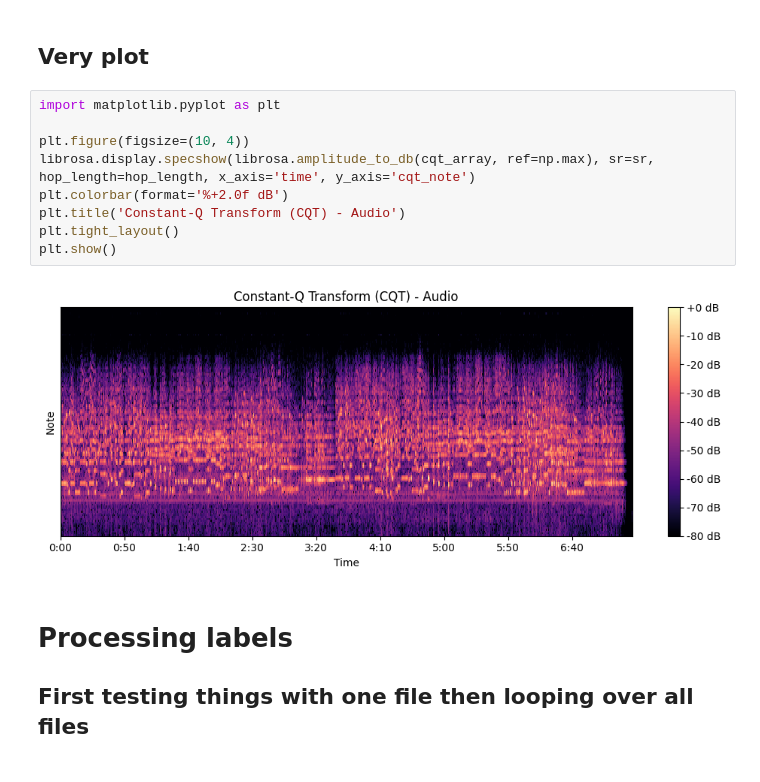
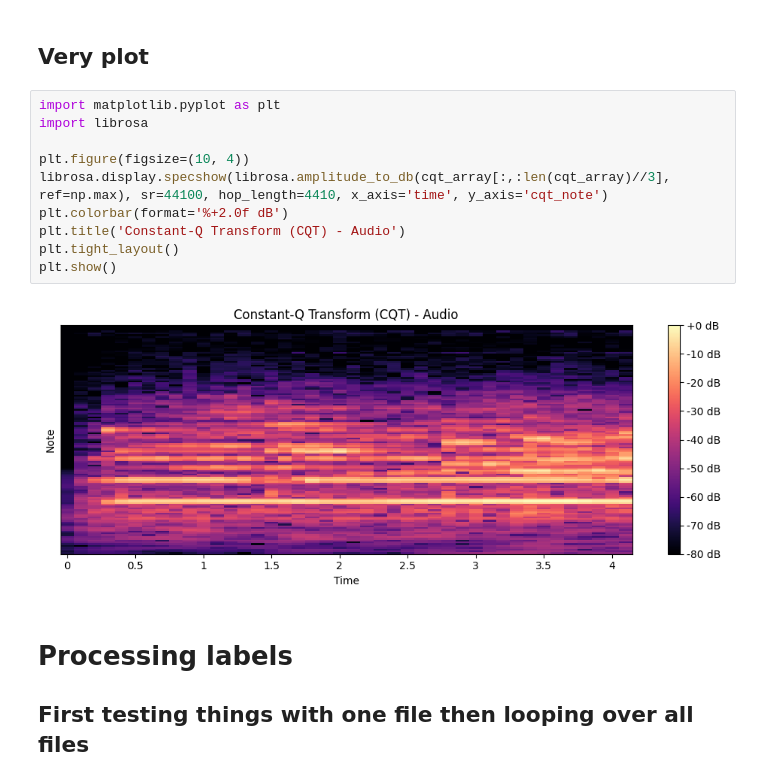
Before and after one commit to FannyGobbo/PFE, a Jupyter notebook: preprocessing.ipynb, the cells around one changed output. Drawn from its saved outputs; the diff is of its cells as text.

```diff
--- a/preprocessing.ipynb
+++ b/preprocessing.ipynb
@@ -111,15 +111,16 @@ datasets/musicnet/musicnet/train_cqt/1727.npy
 ## Very plot
 # %%
 import matplotlib.pyplot as plt
+import librosa
 
 plt.figure(figsize=(10, 4))
-librosa.display.specshow(librosa.amplitude_to_db(cqt_array, ref=np.max), sr=sr, hop_length=hop_length, x_axis='time', y_axis='cqt_note')
+librosa.display.specshow(librosa.amplitude_to_db(cqt_array[:,:len(cqt_array)//3], ref=np.max), sr=44100, hop_length=4410, x_axis='time', y_axis='cqt_note')
 plt.colorbar(format='%+2.0f dB')
 plt.title('Constant-Q Transform (CQT) - Audio')
 plt.tight_layout()
 plt.show()
 # %% [output]
-[figure, old version]
+[figure, new version]
 # %% [markdown]
 # Processing labels
 
```
Also changed, not shown: 1 other file.
